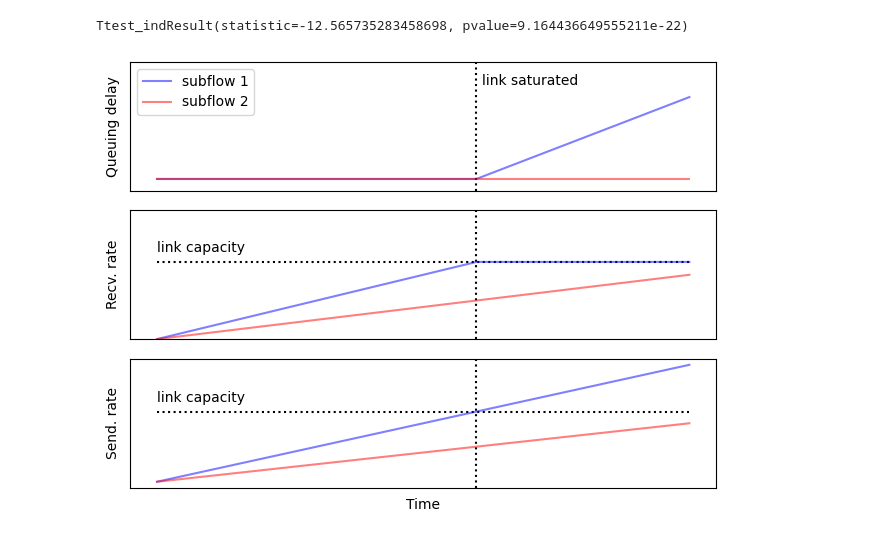
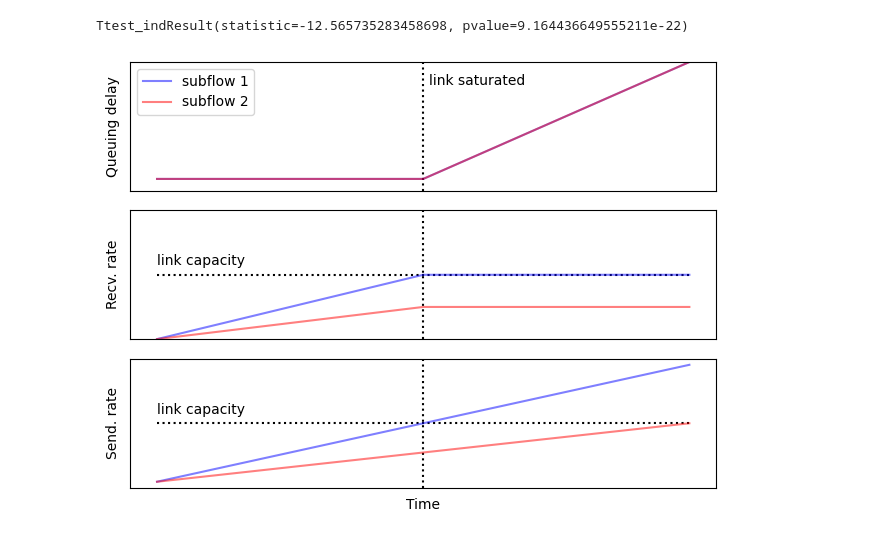
Before and after one commit to muxamilian/fair-queuing-aware-congestion-control, a Jupyter notebook: sample/evaluation_playground.ipynb, the cells around one changed output. Saved outputs shown, nothing was run; the diff lists cells and outputs as text; code cells hidden in the pictures.

Commit message:
Update figures

```diff
--- a/sample/evaluation_playground.ipynb
+++ b/sample/evaluation_playground.ipynb
@@ -134,46 +134,48 @@ Ttest_indResult(statistic=-12.565735283458698, pvalue=9.164436649555211e-22)
 # %%
 fig, (ax1, ax2, ax3) = plt.subplots(nrows=3, sharex=True)
 ax3.set_xlabel('Time')
 ax3.set_ylabel('Send. rate')
 ax2.set_ylabel('Recv. rate')
 ax1.set_ylabel('Queuing delay')
 ax3.set_xticks([])
 ax1.set_yticks([])
 ax2.set_yticks([])
 ax3.set_yticks([])
 plt.subplots_adjust(hspace=.0)
-ax3.text(0.0, 0.68, 'link capacity')
+ax3.text(0.0, 0.58, 'link capacity')
 ax2.set_ylim(0, 1)
-ax2.text(0.0, 0.68, 'link capacity')
+ax2.text(0.0, 0.58, 'link capacity')
 ax1.set_ylim(-0.1, 1)
-ax3.axvline(x=0.6, linestyle=':', color='black')
-ax2.axvline(x=0.6, linestyle=':', color='black')
-ax1.axvline(x=0.6, linestyle=':', color='black')
+ax3.axvline(x=0.5, linestyle=':', color='black')
+ax2.axvline(x=0.5, linestyle=':', color='black')
+ax1.axvline(x=0.5, linestyle=':', color='black')
 
-ax3.plot((0, 1), (0.6, 0.6), 'k:')
-ax2.plot((0, 1), (0.6, 0.6), 'k:')
+ax3.plot((0, 1), (0.5, 0.5), 'k:')
+ax2.plot((0, 1), (0.5, 0.5), 'k:')
 ax3.plot((0, 1), (0, 1), color='blue', alpha=0.5)
 ax3.plot((0, 1), (0, 0.5), color='red', alpha=0.5)
 
-fq = True
+fq = False
 if fq:
-    ax2.plot((0, 0.6, 1), (0, 0.6, 0.6), color='blue', alpha=0.5)
+    ax2.plot((0, 0.5, 1), (0, 0.5, 0.5), color='blue', alpha=0.5)
     ax2.plot((0, 1), (0, 0.5), color='red', alpha=0.5)
-    ax1.plot((0, 0.6, 1), (0, 0, 0.7), color='blue', alpha=0.5, label='subflow 1')
+    ax1.plot((0, 0.5, 1), (0, 0, 1.0), color='blue', alpha=0.5, label='subflow 1')
     ax1.plot((0, 1), (0, 0), color='red', alpha=0.5, label='subflow 2')
-    ax1.text(0.61, 0.8, 'link saturated')
+    ax1.text(0.51, 0.8, 'link saturated')
+    ax1.annotate('', xy=(0.7,0.4), xytext=(0.7,0), arrowprops=dict(arrowstyle='<->'))
+    ax1.text(0.71, 0.1, 'delay difference ≥ threshold\n⇒ fq detected', fontdict={'fontsize': 'small'})
 else:
-    ax2.plot((0, 0.6, 1), (0, 0.6, 0.6), color='blue', alpha=0.5)
-    ax2.plot((0, 0.6, 1), (0, 0.3, 0.3), color='red', alpha=0.5)
-    ax1.plot((0, 0.6, 1), (0, 0, 0.7), color='blue', alpha=0.5, label='subflow 1')
-    ax1.plot((0, 0.6, 1), (0, 0, 0.7), color='red', alpha=0.5, label='subflow 2')
-    ax1.text(0.61, 0.8, 'link saturated')
+    ax2.plot((0, 0.5, 1), (0, 0.5, 0.5), color='blue', alpha=0.5)
+    ax2.plot((0, 0.5, 1), (0, 0.25, 0.25), color='red', alpha=0.5)
+    ax1.plot((0, 0.5, 1), (0, 0, 1.0), color='blue', alpha=0.5, label='subflow 1')
+    ax1.plot((0, 0.5, 1), (0, 0, 1.0), color='red', alpha=0.5, label='subflow 2')
+    ax1.text(0.51, 0.8, 'link saturated')
 
 ax1.legend()
 
 plt.tight_layout()
 plt.savefig(f"plots/concept_{'fq' if fq else 'fcfs'}.pdf", bbox_inches = 'tight', pad_inches = 0)
 
 plt.show()
 # %% [output]
-[figure, old version]
+[figure, new version]
```
Also changed, not shown: 3 other files.
